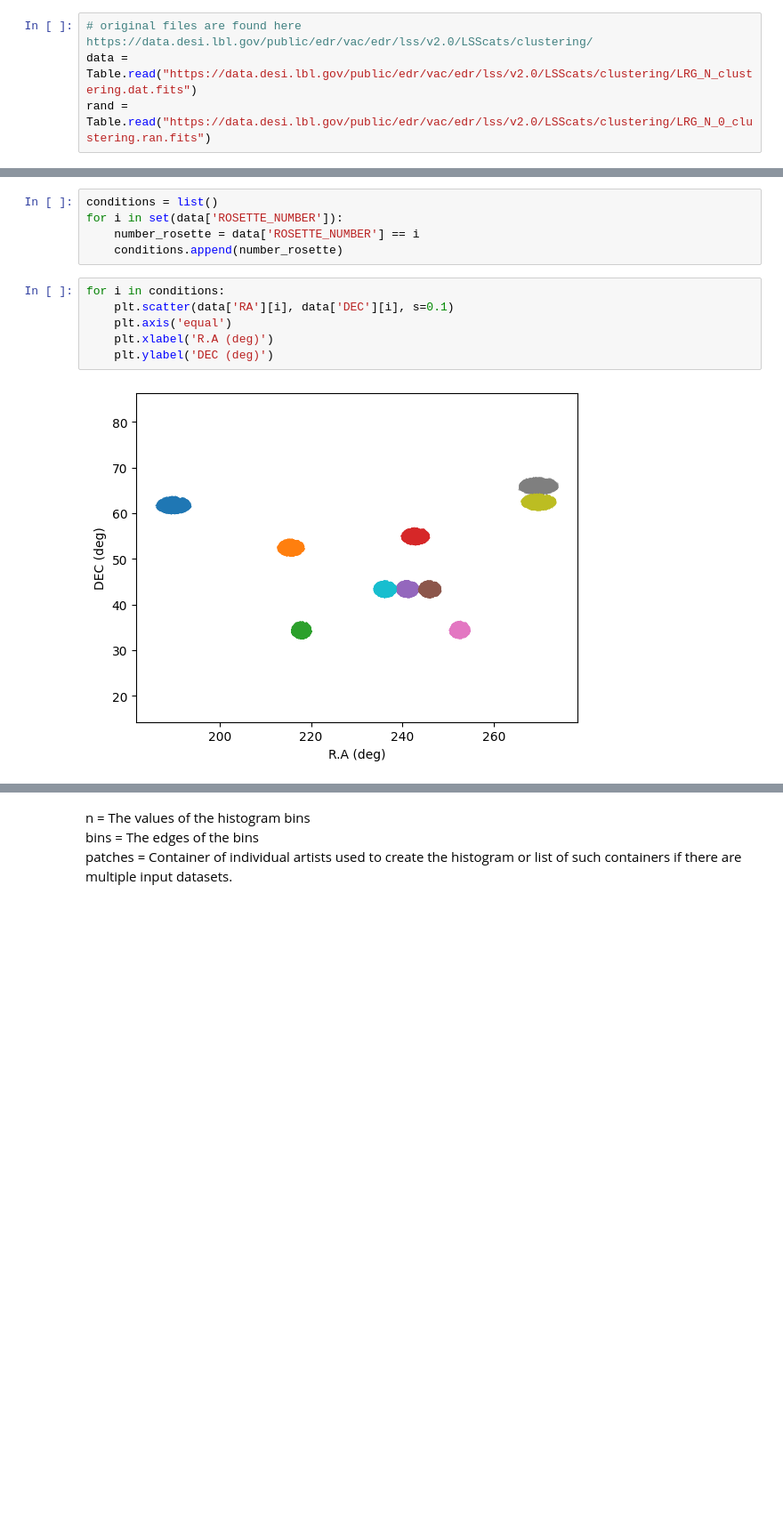
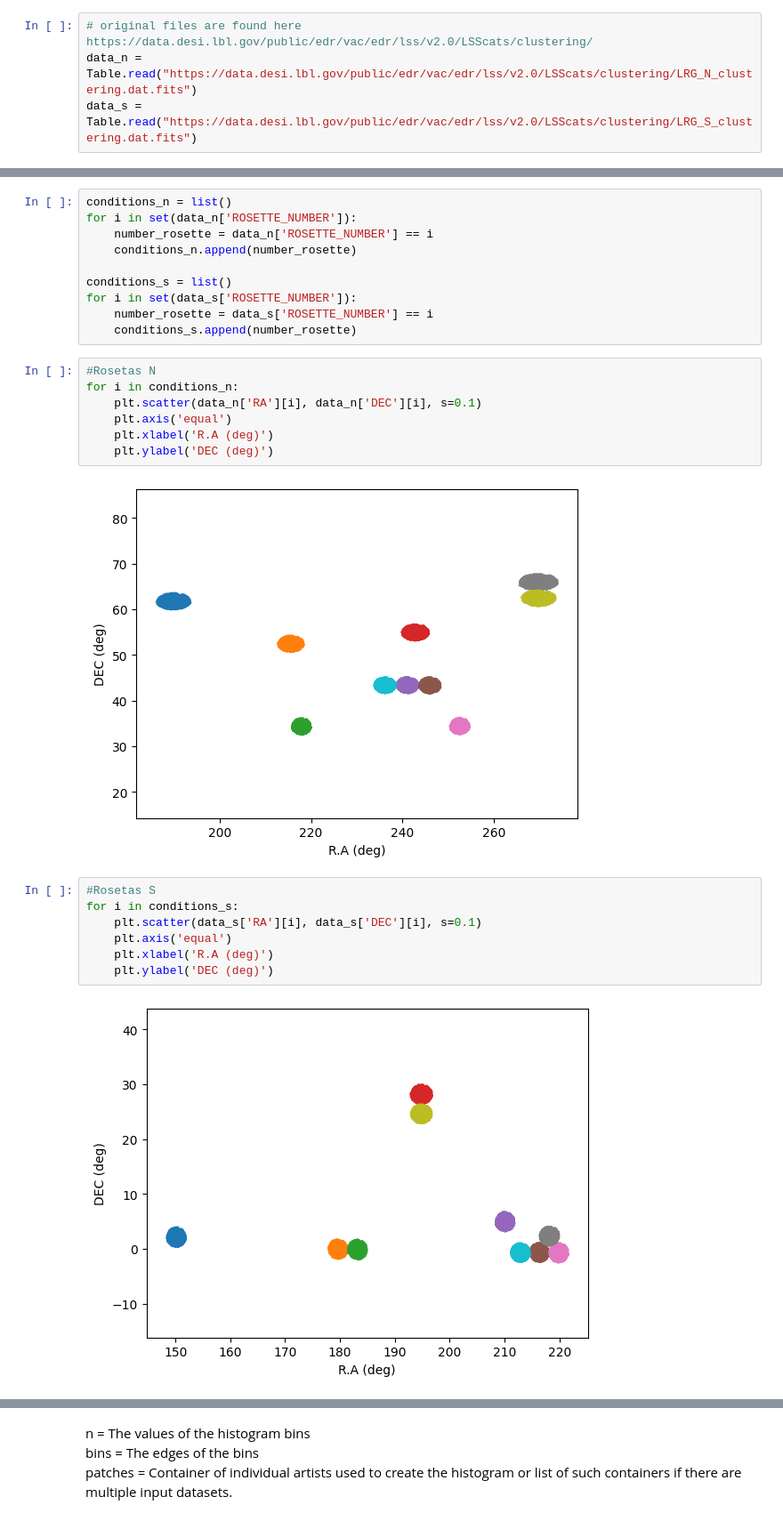
Before and after one commit to soguevaram/DESI, a Jupyter notebook: 20250702_Rossette.ipynb, the cells around one changed output, grey strips where cells are left out. Shown at 89% size. Cells and saved outputs as stored; diff of their text form; blank space fills up the shorter version.

```diff
--- a/20250702_Rossette.ipynb
+++ b/20250702_Rossette.ipynb
@@ -32,6 +32,6 @@ import matplotlib.pyplot as plt
 from astropy.table import Table
 # %%
 # original files are found here https://data.desi.lbl.gov/public/edr/vac/edr/lss/v2.0/LSScats/clustering/
-data = Table.read("https://data.desi.lbl.gov/public/edr/vac/edr/lss/v2.0/LSScats/clustering/LRG_N_clustering.dat.fits")
-rand = Table.read("https://data.desi.lbl.gov/public/edr/vac/edr/lss/v2.0/LSScats/clustering/LRG_N_0_clustering.ran.fits")
+data_n = Table.read("https://data.desi.lbl.gov/public/edr/vac/edr/lss/v2.0/LSScats/clustering/LRG_N_clustering.dat.fits")
+data_s = Table.read("https://data.desi.lbl.gov/public/edr/vac/edr/lss/v2.0/LSScats/clustering/LRG_S_clustering.dat.fits")
 # %%
@@ -64,16 +68,31 @@ set(data['ROSETTE_NUMBER'])
 # %% [markdown]
 ## Functions
 # %%
-conditions = list()
-for i in set(data['ROSETTE_NUMBER']):
-    number_rosette = data['ROSETTE_NUMBER'] == i
-    conditions.append(number_rosette)
+conditions_n = list()
+for i in set(data_n['ROSETTE_NUMBER']):
+    number_rosette = data_n['ROSETTE_NUMBER'] == i
+    conditions_n.append(number_rosette)
+
+conditions_s = list()
+for i in set(data_s['ROSETTE_NUMBER']):
+    number_rosette = data_s['ROSETTE_NUMBER'] == i
+    conditions_s.append(number_rosette)
 # %%
-for i in conditions:
-    plt.scatter(data['RA'][i], data['DEC'][i], s=0.1)
+#Rosetas N
+for i in conditions_n:
+    plt.scatter(data_n['RA'][i], data_n['DEC'][i], s=0.1)
     plt.axis('equal')
     plt.xlabel('R.A (deg)')
     plt.ylabel('DEC (deg)')
 # %% [output]
 [figure]
+# %%
+#Rosetas S
+for i in conditions_s:
+    plt.scatter(data_s['RA'][i], data_s['DEC'][i], s=0.1)
+    plt.axis('equal')
+    plt.xlabel('R.A (deg)')
+    plt.ylabel('DEC (deg)')
+# %% [output]
+[figure, added]
 # %%
```
Also changed, not shown: parts of 80 cells of this notebook.
